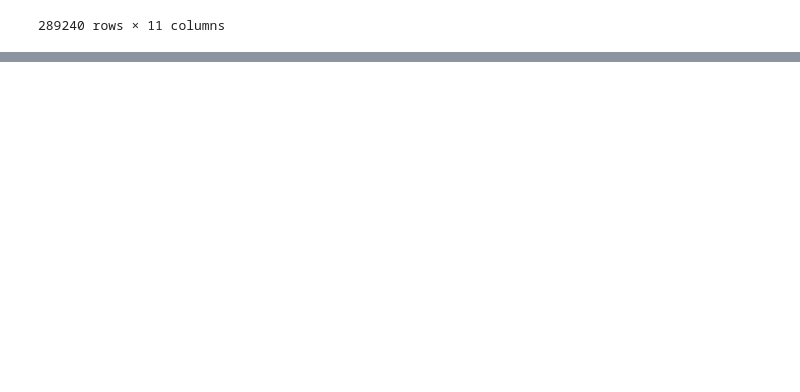
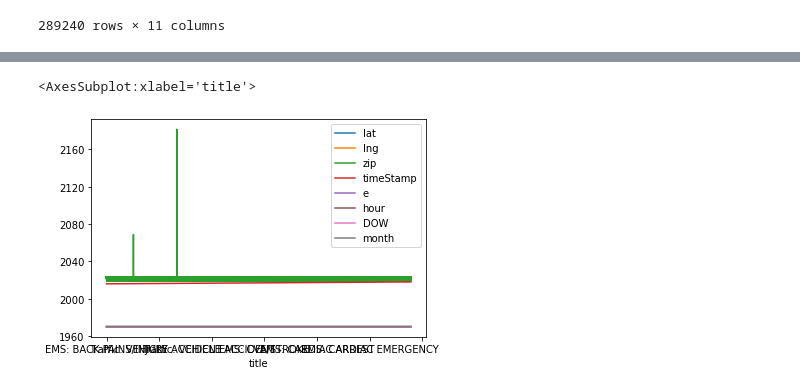
Before and after one commit to HarishSivakumaran/ML_911_Portfolio, a Jupyter notebook: 911_portfolio.ipynb, the cells around one changed output, grey strips where cells are left out. Saved outputs shown, nothing was run; the diff lists cells and outputs as text; code cells hidden in the pictures; blank space fills up the shorter version.

```diff
--- a/911_portfolio.ipynb
+++ b/911_portfolio.ipynb
@@ -237,0 +377,5 @@ df
+# %%
+df.plot("title")
+# %% [output]
+<AxesSubplot:xlabel='title'>
+[figure, added]
```
Also changed, not shown: parts of 18 cells of this notebook.
